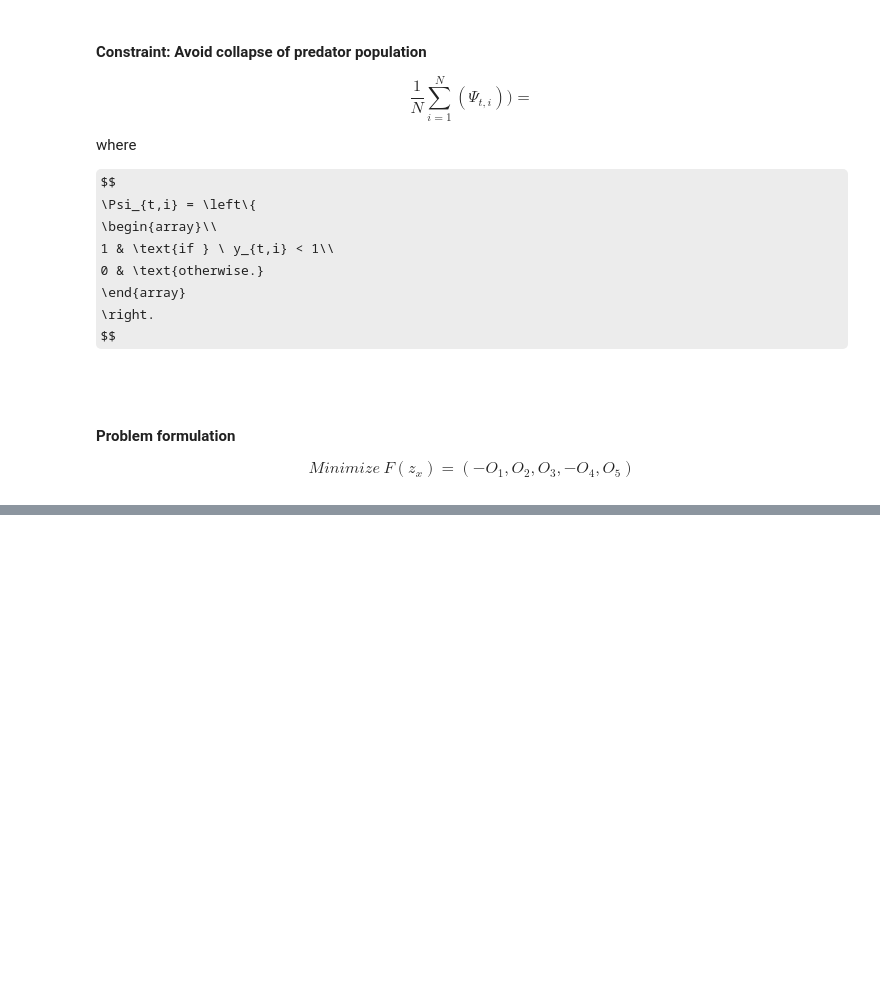
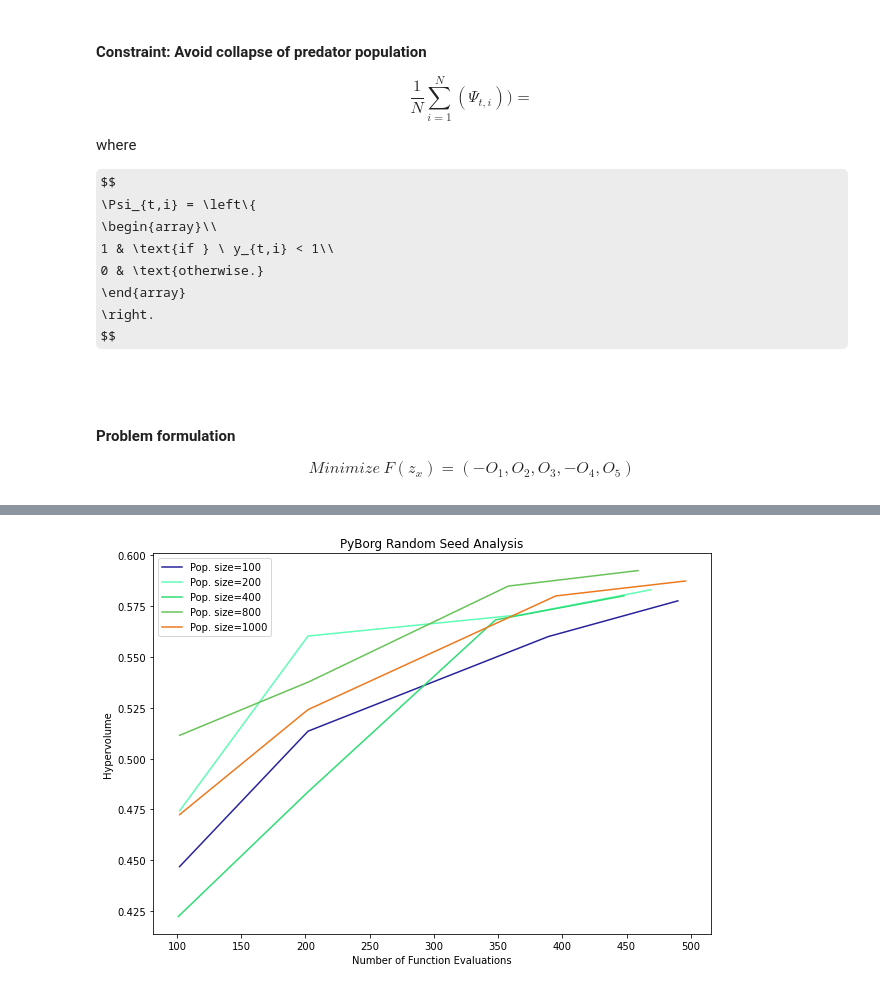
Before and after one commit to TrevorJA/harvested_predator_prey_system_tutorial_series, a Jupyter notebook: Part_1_MOEA_Diagnostics/Part 1 - Harvest Optimization and MOEA Diagnostics.ipynb, the cells around one changed output, grey strips where cells are left out. Cells and saved outputs as stored; diff of their text form; code cells hidden in the pictures; some formulas as TeX source; blank space fills up the shorter version.

```diff
--- a/Part_1_MOEA_Diagnostics/Part 1 - Harvest Optimization and MOEA Diagnostics.ipynb
+++ b/Part_1_MOEA_Diagnostics/Part 1 - Harvest Optimization and MOEA Diagnostics.ipynb
@@ -434,19 +404,21 @@ Performed to show if pyBorg's performance is sensitive to the size of its initia
 # %%
 pop_size_list = [100, 200, 400, 800, 1000]
 
-fig_rand_seed = plt.figure(figsize=(8,12))
+fig_rand_seed = plt.figure(figsize=(10,7))
 ax_rand_seed = fig_rand_seed.add_subplot()
 
 for p in range(len(pop_size_list)):
     fisheries_game_problem_setup(nVars, nObjs, nCnstr, pop_size_list[p])
     algorithm = fisheries_game_problem_setup(nVars, nObjs, nCnstr, pop_size=int(init_pop_size))
     algorithm.run(int(init_nfe))
 
-    plot_hvol(maxevals, frequency, objs_lower_bounds, objs_upper_bounds,
-              ax_rand_seed, pop_size=pop_size_list[p])
+    plot_hvol(algorithm, maxevals, frequency, objs_lower_bounds, objs_upper_bounds,
+              ax_rand_seed, pop_size_list[p])
 
 plt.title('PyBorg Random Seed Analysis')
 plt.xlabel('Number of Function Evaluations')
 plt.ylabel('Hypervolume')
 plt.legend()
 plt.show()
+# %% [output]
+[figure, added]
```
Also changed, not shown: parts of 28 cells of this notebook, 8 other files.
